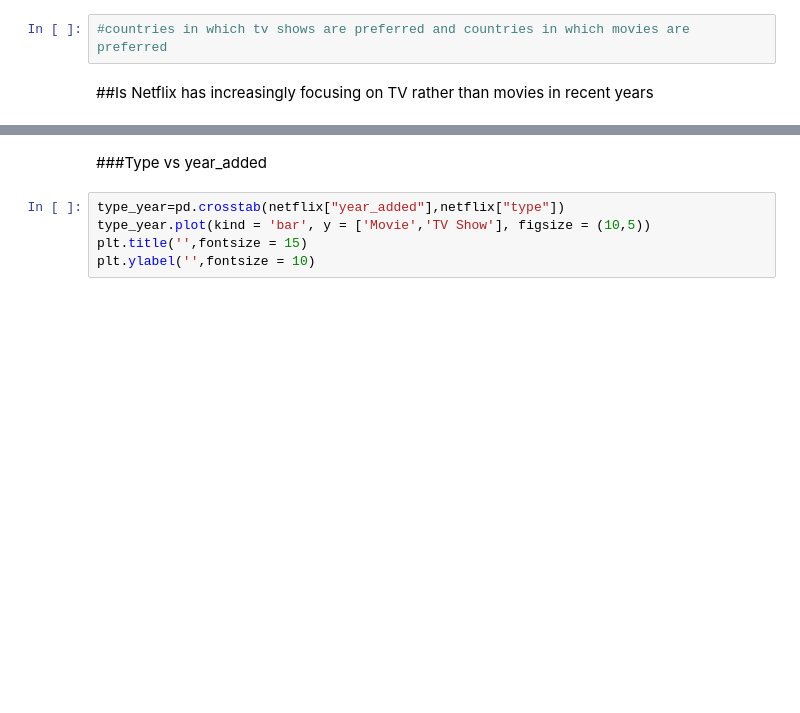
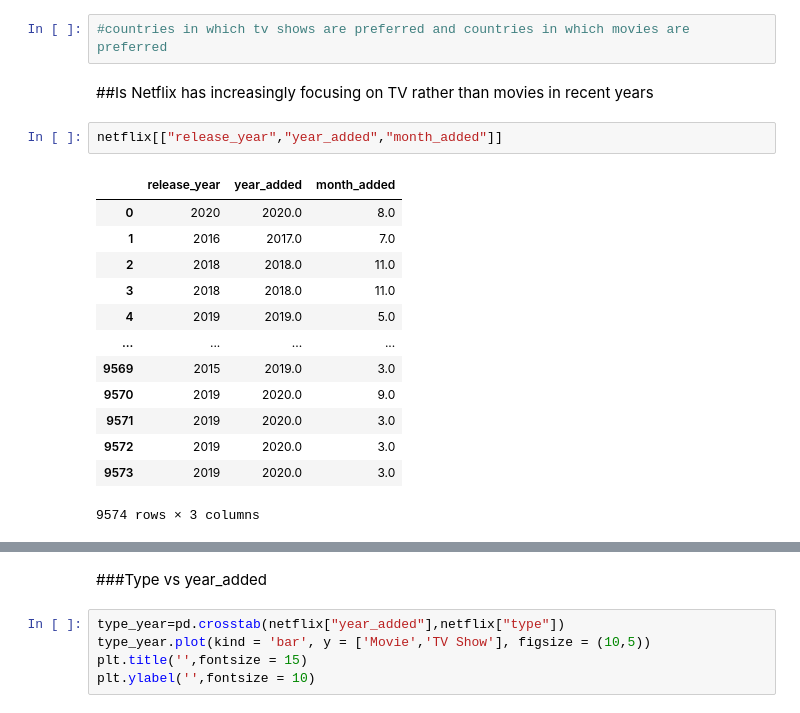
Before and after one commit to gauriagarwal18/NETFLIX_MOVIES_AND_TV_SHOWS_CLUSTERING, a Jupyter notebook: Netflix_Movies_And_Tv_Shows_Clustering_.ipynb, the cells around one changed output, grey strips where cells are left out. Drawn from its saved outputs; the diff is of its cells as text; blank space fills up the shorter version.

```diff
--- a/Netflix_Movies_And_Tv_Shows_Clustering_.ipynb
+++ b/Netflix_Movies_And_Tv_Shows_Clustering_.ipynb
@@ -1044,3 +1044,19 @@ percentage_data(netflix,"country","type",1)
 #countries in which tv shows are preferred and countries in which movies are preferred
 # %% [markdown]
 ##Is Netflix has increasingly focusing on TV rather than movies in recent years
+# %%
+netflix[["release_year","year_added","month_added"]]
+# %% [output]
+|  | release_year | year_added | month_added |
+| 0 | 2020 | 2020.0 | 8.0 |
+| 1 | 2016 | 2017.0 | 7.0 |
+| 2 | 2018 | 2018.0 | 11.0 |
+| 3 | 2018 | 2018.0 | 11.0 |
+| 4 | 2019 | 2019.0 | 5.0 |
+| ... | ... | ... | ... |
+| 9569 | 2015 | 2019.0 | 3.0 |
+| 9570 | 2019 | 2020.0 | 9.0 |
+| 9571 | 2019 | 2020.0 | 3.0 |
+| 9572 | 2019 | 2020.0 | 3.0 |
+| 9573 | 2019 | 2020.0 | 3.0 |
+9574 rows × 3 columns
```
Also changed, not shown: parts of 12 cells of this notebook.
